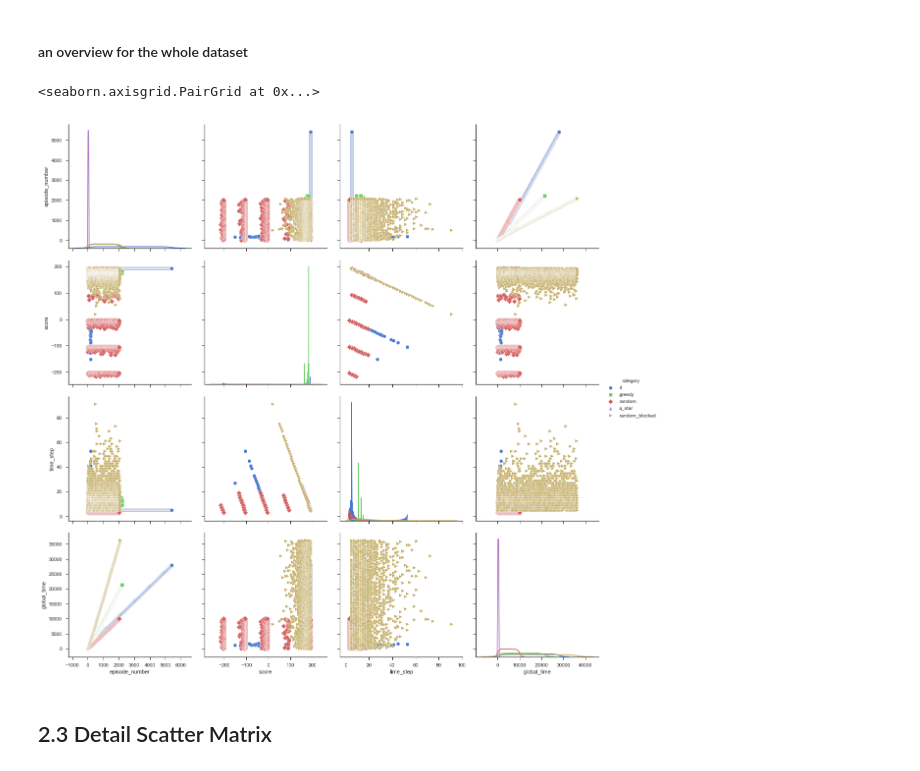
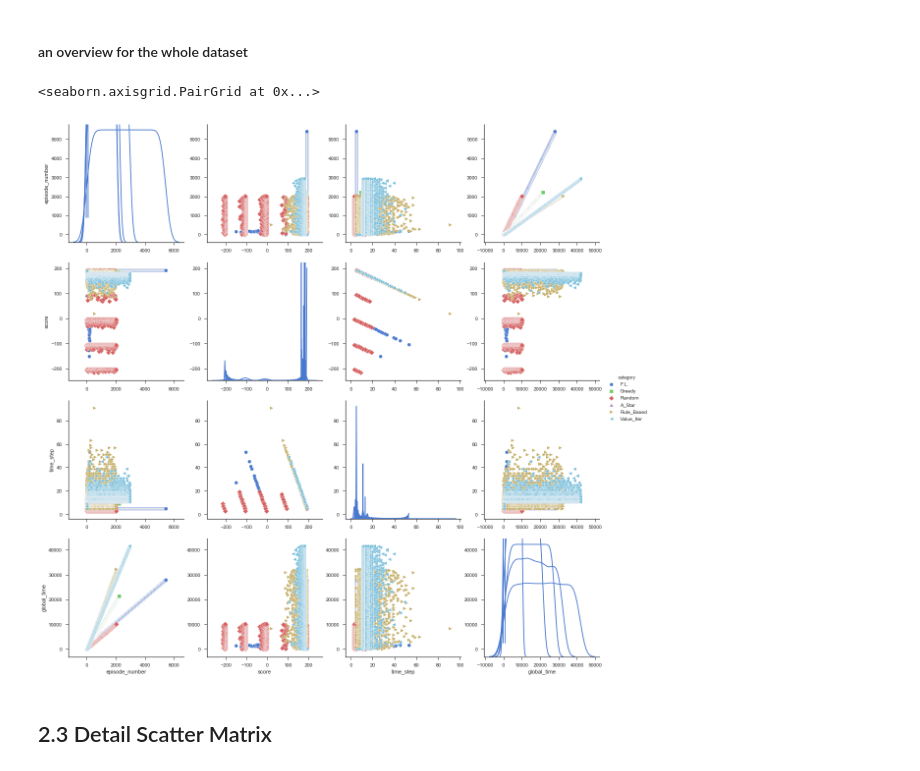
Before and after one commit to jason-jz-zhu/Data-Analysis-and-Viz-for-RL, a Jupyter notebook: Data Viz for RL.ipynb, the cells around one changed output. Cells and saved outputs as stored; diff of their text form; code cells hidden in the pictures.

```diff
--- a/Data Viz for RL.ipynb
+++ b/Data Viz for RL.ipynb
@@ -41,15 +41,25 @@ random.columns = ['episode_number', 'score', 'time_step', 'global_time']
 a_star = pd.read_csv('log-a-star.txt', sep=" ", header=None)
 a_star = a_star.iloc[:, [7, 9, 12, 14]]
 a_star.columns = ['episode_number', 'score', 'time_step', 'global_time']
-# import random blocked
-random_blocked = pd.read_csv('log-random-walk-blocked-walls.txt', sep=" ", header=None)
-random_blocked = random_blocked.iloc[:, [7, 9, 12, 14]]
-random_blocked.columns = ['episode_number', 'score', 'time_step', 'global_time']
+# # import random blocked
+# random_blocked = pd.read_csv('log-random-walk-blocked-walls.txt', sep=" ", header=None)
+# random_blocked = random_blocked.iloc[:, [7, 9, 12, 14]]
+# random_blocked.columns = ['episode_number', 'score', 'time_step', 'global_time']
+# import rule based
+rule_based = pd.read_csv('log-rule-based-search.txt', sep=" ", header=None)
+rule_based = rule_based.iloc[:, [7, 9, 12, 14]]
+rule_based.columns = ['episode_number', 'score', 'time_step', 'global_time']
+# import rule based
+value_iteration = pd.read_csv('log-value-iteration.txt', sep=" ", header=None)
+value_iteration = value_iteration.iloc[:, [7, 9, 12, 14]]
+value_iteration.columns = ['episode_number', 'score', 'time_step', 'global_time']
 # %%
 # clean data
 rl = rl.applymap(lambda x: x if len(x.split(':')) == 1 else int(x.split(':')[1]))
 greedy = greedy.applymap(lambda x: x if len(x.split(':')) == 1 else int(x.split(':')[1]))
 random = random.applymap(lambda x: x if len(x.split(':')) == 1 else int(x.split(':')[1]))
 a_star = a_star.applymap(lambda x: x if len(x.split(':')) == 1 else int(x.split(':')[1]))
-random_blocked = random_blocked.applymap(lambda x: x if len(x.split(':')) == 1 else int(x.split(':')[1]))
+# random_blocked = random_blocked.applymap(lambda x: x if len(x.split(':')) == 1 else int(x.split(':')[1]))
+rule_based = rule_based.applymap(lambda x: x if len(x.split(':')) == 1 else int(x.split(':')[1]))
+value_iteration = value_iteration.applymap(lambda x: x if len(x.split(':')) == 1 else int(x.split(':')[1]))
 # %%
@@ -58,13 +68,15 @@ print(min_episode)
 # %% [output]
 2023
 # %%
-rl['category'] = 'rl'
-greedy['category'] = 'greedy'
-random['category'] = 'random'
-a_star['category'] = 'a_star'
-random_blocked['category'] = 'random_blocked'
+rl['category'] = 'F.L.'
+greedy['category'] = 'Greedy'
+random['category'] = 'Random'
+a_star['category'] = 'A_Star'
+# random_blocked['category'] = 'Random_Blocked'
+rule_based['category'] = 'Rule_Based'
+value_iteration['category'] = 'Value_Iter'
 # %%
-data_full = rl.append([greedy, random, a_star, random_blocked], ignore_index=True)
-data = rl[:min_episode].append([greedy[:min_episode], random[:min_episode], a_star[:min_episode], random_blocked[:min_episode]], ignore_index=True)
+data_full = rl.append([greedy, random, a_star, rule_based, value_iteration], ignore_index=True)
+data = rl[:min_episode].append([greedy[:min_episode], random[:min_episode], a_star[:min_episode], rule_based[:min_episode], value_iteration[:min_episode]], ignore_index=True)
 print(len(data))
 # %% [output]
@@ -139,10 +153,10 @@ sns.despine(trim=True, left=True)
 # %% [markdown]
 #### an overview for the whole dataset
 # %%
-sns.pairplot(data_full, hue='category', palette='muted', markers=['o', 's', 'D', '^', '>'], diag_kind='kde', size=4)
+sns.pairplot(data_full, hue='category', palette='muted', markers=['o', 's', 'D', '^', '>', '<'], diag_kind='kde', size=4)
 # %% [output]
 <seaborn.axisgrid.PairGrid at 0x...>
-[figure, old version]
+[figure, new version]
 # %% [markdown]
 <a id='DetailScatterplotMatrix'></a>
 ## 2.3 Detail Scatter Matrix
```
Also changed, not shown: parts of 19 cells of this notebook, 2 other files.
